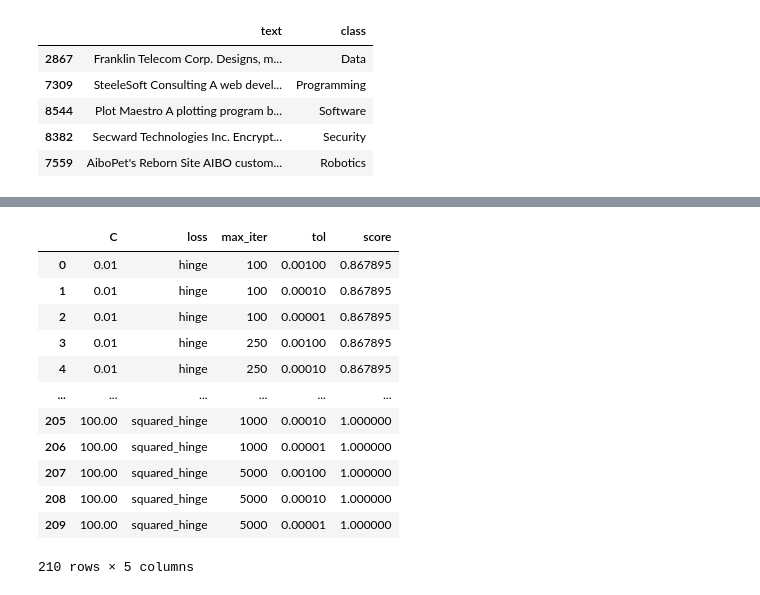
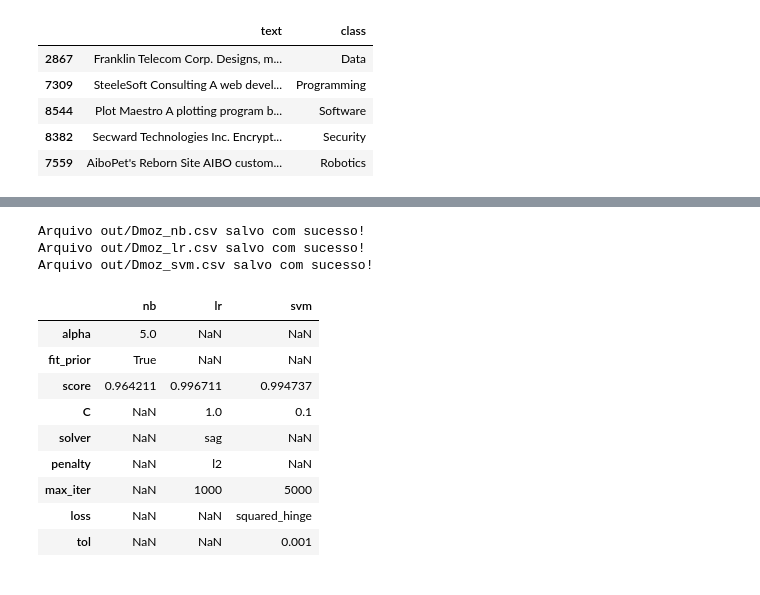
Before and after one commit to thyarles/unb-fmc-nlp, a Jupyter notebook: aula_3/atividade_3/notebook.ipynb, the cells around one changed output, grey strips where cells are left out. Saved outputs shown, nothing was run; the diff lists cells and outputs as text; code cells hidden in the pictures.

Commit message:
:eye: greedy search done. Next train and metrics.

```diff
--- a/aula_3/atividade_3/notebook.ipynb
+++ b/aula_3/atividade_3/notebook.ipynb
@@ -212,21 +87,35 @@ Pulando parâmetros {'C': 10.0, 'solver': 'lbfgs', 'penalty': 'elasticnet', 'max
-# %%
-# Greedy Search for SVM
-a3.greedy_search(
-    model_name='svm',
-    param_grid=svm_params,
-    series=series
-)
-# %% [output]
-|  | C | loss | max_iter | tol | score |
-| 0 | 0.01 | hinge | 100 | 0.00100 | 0.867895 |
-| 1 | 0.01 | hinge | 100 | 0.00010 | 0.867895 |
-| 2 | 0.01 | hinge | 100 | 0.00001 | 0.867895 |
-| 3 | 0.01 | hinge | 250 | 0.00100 | 0.867895 |
-| 4 | 0.01 | hinge | 250 | 0.00010 | 0.867895 |
-| ... | ... | ... | ... | ... | ... |
-| 205 | 100.00 | squared_hinge | 1000 | 0.00010 | 1.000000 |
-| 206 | 100.00 | squared_hinge | 1000 | 0.00001 | 1.000000 |
-| 207 | 100.00 | squared_hinge | 5000 | 0.00100 | 1.000000 |
-| 208 | 100.00 | squared_hinge | 5000 | 0.00010 | 1.000000 |
-| 209 | 100.00 | squared_hinge | 5000 | 0.00001 | 1.000000 |
-210 rows × 5 columns
+# %%
+# Greedy Search para NB, LR and SVM
+import pandas as pd
+
+best_greedy = {}
+greedy = None
+
+for item in hyper_params:
+    # Testa parâmetros com Greedy Search
+    greedy = pd.DataFrame(a3.greedy_search(
+        model_name=hyper_params[item]['model_name'],
+        param_grid=hyper_params[item]['params'],
+        series=series
+    ))
+    # Salva resultados em arquivo
+    a3.save_data_frame(greedy, BASE + '_' + item + '.csv')
+    # Resgata melhor resultado para treinamento
+    best_greedy[item] = greedy.max().to_dict()
+
+# Exibe valores no notebook
+pd.DataFrame(best_greedy)
+# %% [output]
+Arquivo out/Dmoz_nb.csv salvo com sucesso!
+Arquivo out/Dmoz_lr.csv salvo com sucesso!
+Arquivo out/Dmoz_svm.csv salvo com sucesso!
+|  | nb | lr | svm |
+| alpha | 5.0 | NaN | NaN |
+| fit_prior | True | NaN | NaN |
+| score | 0.964211 | 0.996711 | 0.994737 |
+| C | NaN | 1.0 | 0.1 |
+| solver | NaN | sag | NaN |
+| penalty | NaN | l2 | NaN |
+| max_iter | NaN | 1000 | 5000 |
+| loss | NaN | NaN | squared_hinge |
+| tol | NaN | NaN | 0.001 |
```
Also changed, not shown: parts of 4 cells of this notebook, 2 other files.
